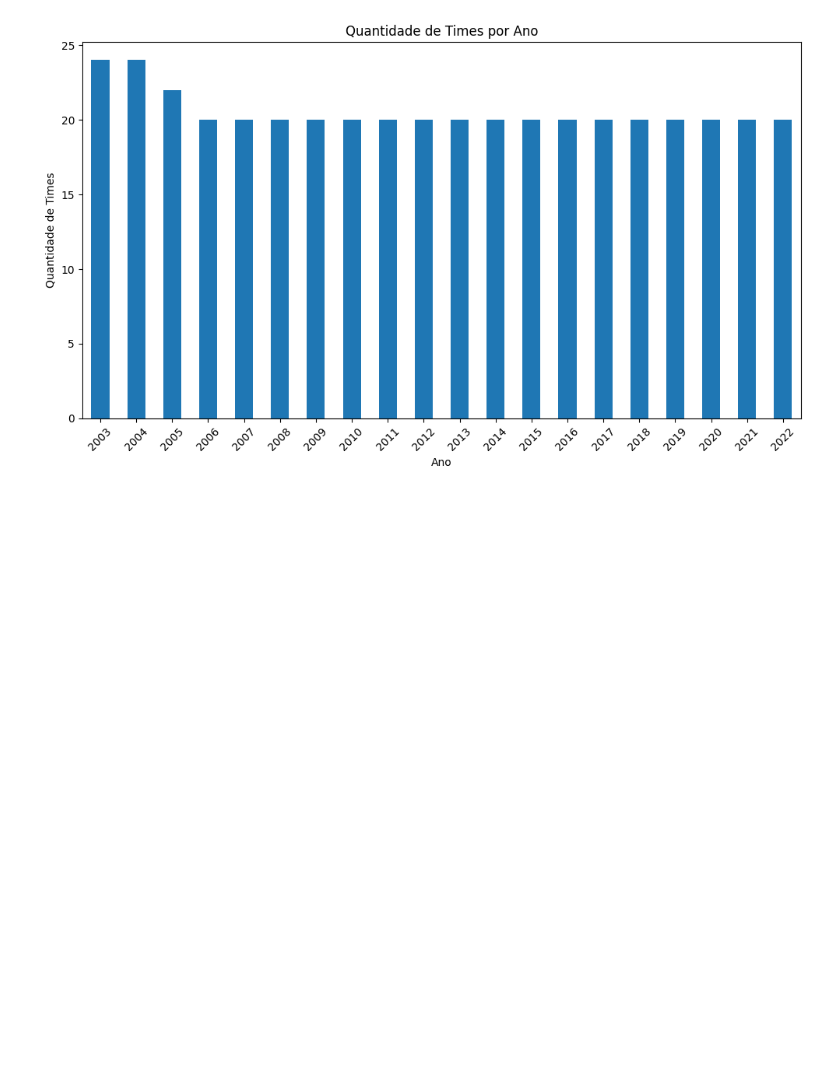
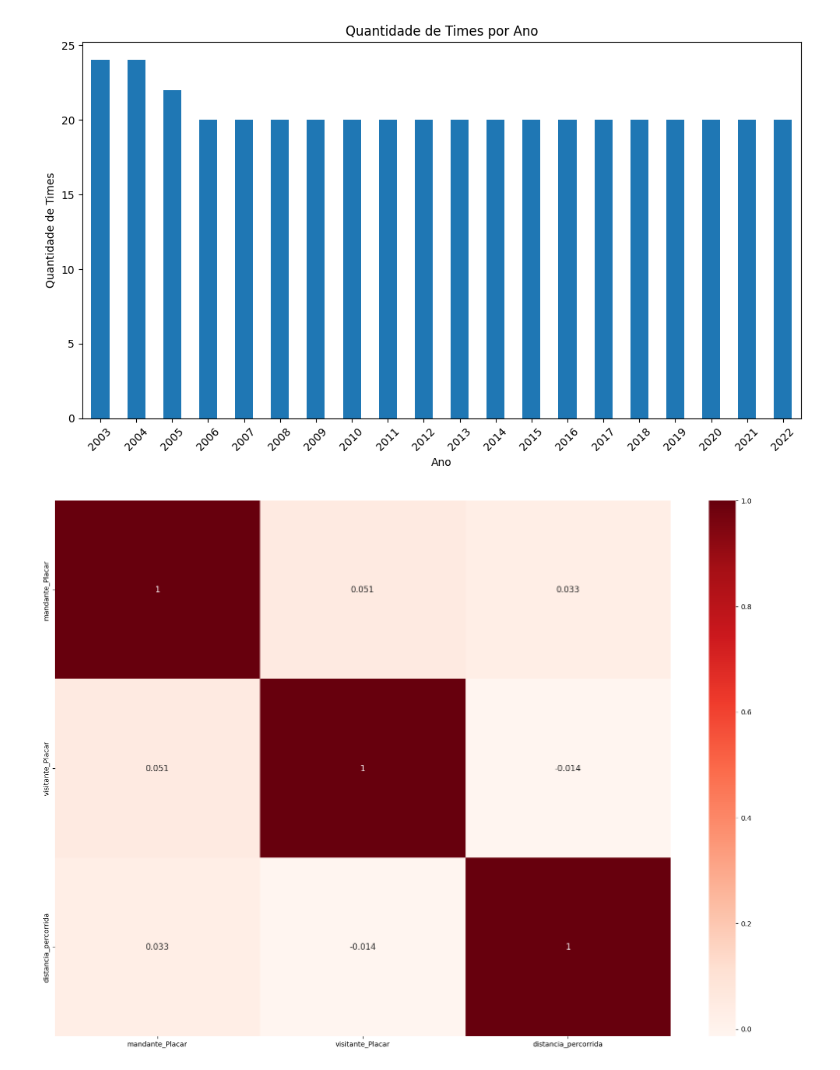
Before and after one commit to pabloalima81/brazilian_soccer_championship, a Jupyter notebook: brazilian_soccer_championship.ipynb, the cells around one changed output. Saved outputs shown, nothing was run; the diff lists cells and outputs as text; code cells hidden in the pictures; blank space fills up the shorter version.

```diff
--- a/brazilian_soccer_championship.ipynb
+++ b/brazilian_soccer_championship.ipynb
@@ -165,6 +323,9 @@ plt.show()
 # %% [output]
 [figure]
 # %%
+dataset_corr = dataset.reindex(columns=['mandante_Placar', 'visitante_Placar', 'distancia_percorrida'])
 plt.figure(figsize=(20, 14))
-sns.heatmap(dataset.corr(),annot=True, cmap=plt.cm.Reds,annot_kws={"fontsize":12});
+sns.heatmap(dataset_corr.corr(),annot=True, cmap=plt.cm.Reds,annot_kws={"fontsize":12});
 plt.show()
+# %% [output]
+[figure, added]
```
Also changed, not shown: parts of 8 cells of this notebook.
